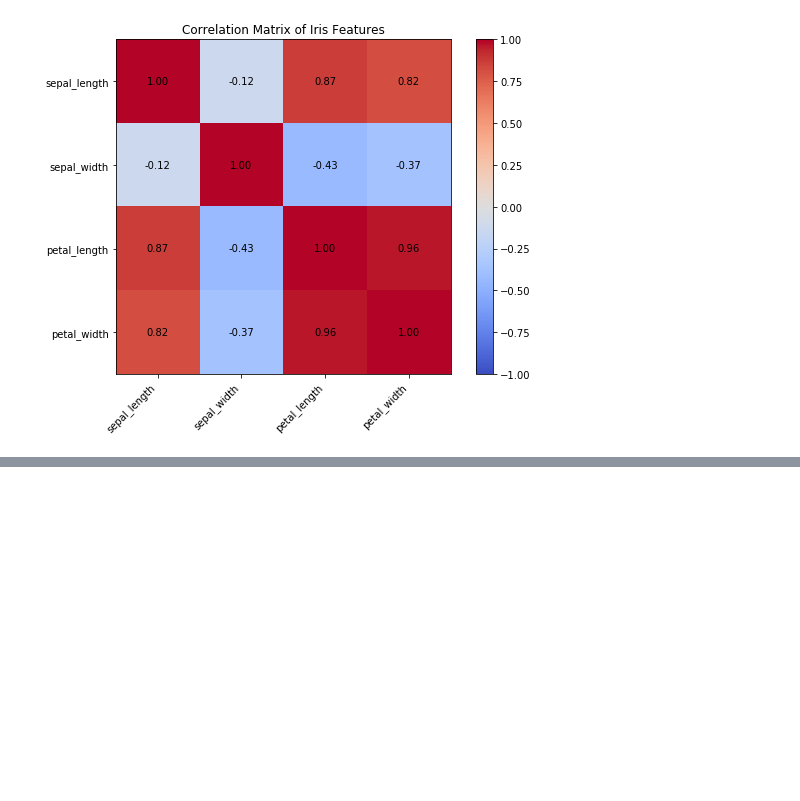
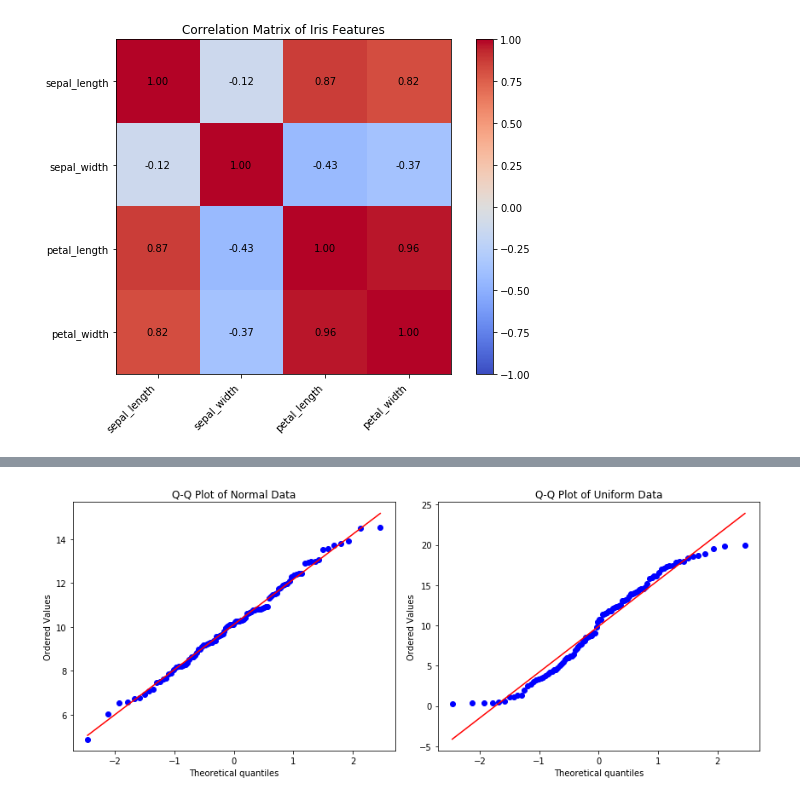
Before and after one commit to kangspa/ADP-study, a Jupyter notebook: PracticeTest/practice.ipynb, the cells around one changed output, grey strips where cells are left out. Drawn from its saved outputs; the diff is of its cells as text; code cells hidden in the pictures; blank space fills up the shorter version.

```diff
--- a/PracticeTest/practice.ipynb
+++ b/PracticeTest/practice.ipynb
@@ -225,0 +100,11 @@ Z-score: 2.5758
+# %%
+import numpy as np
+from scipy import stats
+import matplotlib.pyplot as plt
+
+# 1. 정규분포를 따르는 데이터 생성
+np.random.seed(0)
+normal_data = np.random.normal(loc=10, scale=2, size=100)
+
+# 2. 정규분포를 따르지 않는 데이터 생성 (균등 분포)
+uniform_data = np.random.uniform(low=0, high=20, size=100)
@@ -225,0 +161,17 @@ Z-score: 2.5758
+# %%
+plt.figure(figsize=(12, 5))
+
+# 정규분포 데이터의 Q-Q Plot
+plt.subplot(1, 2, 1)
+stats.probplot(normal_data, dist="norm", plot=plt)
+plt.title("Q-Q Plot of Normal Data")
+
+# 균등분포 데이터의 Q-Q Plot
+plt.subplot(1, 2, 2)
+stats.probplot(uniform_data, dist="norm", plot=plt)
+plt.title("Q-Q Plot of Uniform Data")
+
+plt.tight_layout()
+plt.show()
+# %% [output]
+[figure, added]
```
Also changed, not shown: parts of 7 cells of this notebook, 3 other files.
